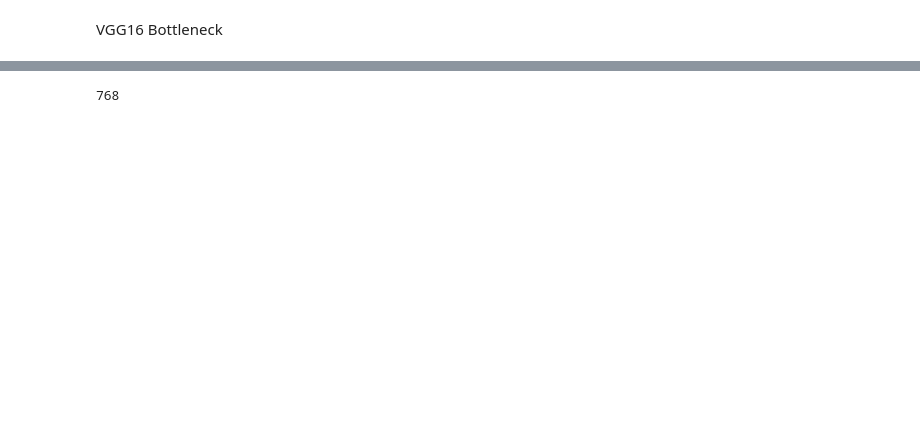
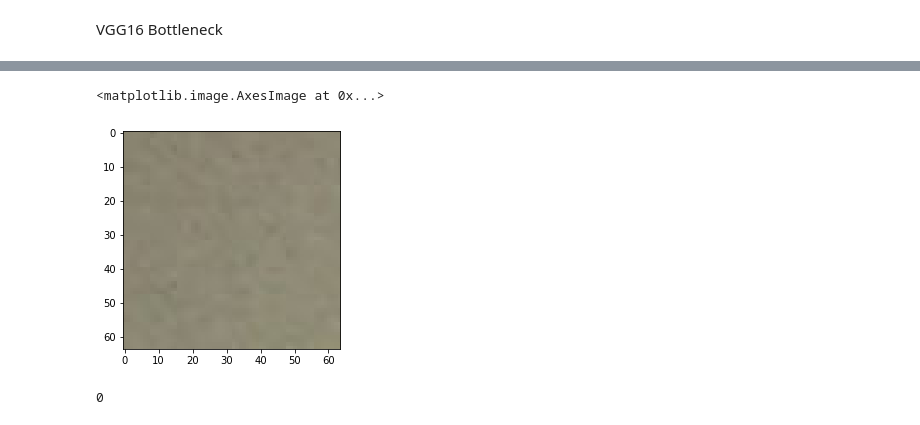
Before and after one commit to Bangkit-Captstone-Metron/Machine-Learning, a Jupyter notebook: machine learning/model/Fine Tune Last Layer.ipynb, the cells around one changed output, grey strips where cells are left out. Cells and saved outputs as stored; diff of their text form; code cells hidden in the pictures; blank space fills up the shorter version.

```diff
--- a/machine learning/model/Fine Tune Last Layer.ipynb
+++ b/machine learning/model/Fine Tune Last Layer.ipynb
@@ -115,4 +195,11 @@ Epoch 35/35
+# %%
+plt.imshow(x_test[1][0])
+# %% [output]
+<matplotlib.image.AxesImage at 0x...>
+[figure, added]
 # %%
-len(model_aug.predict(x_test[1]))
+result = model_aug.predict(x_test[13])
-# %% [output]
-768
+# %%
+y_test[12]
+# %% [output]
+0
```
Also changed, not shown: parts of 24 cells of this notebook, 12 other files.
